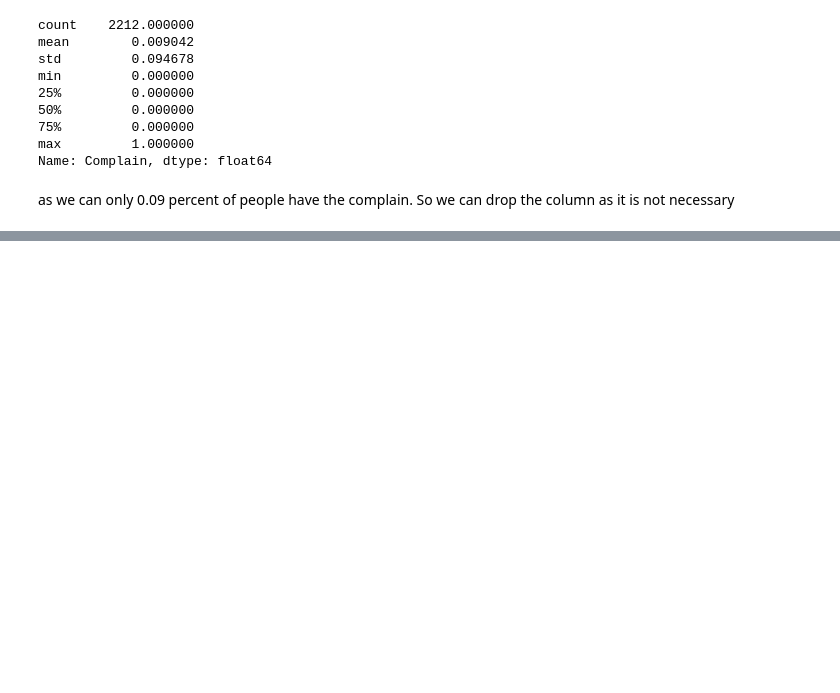
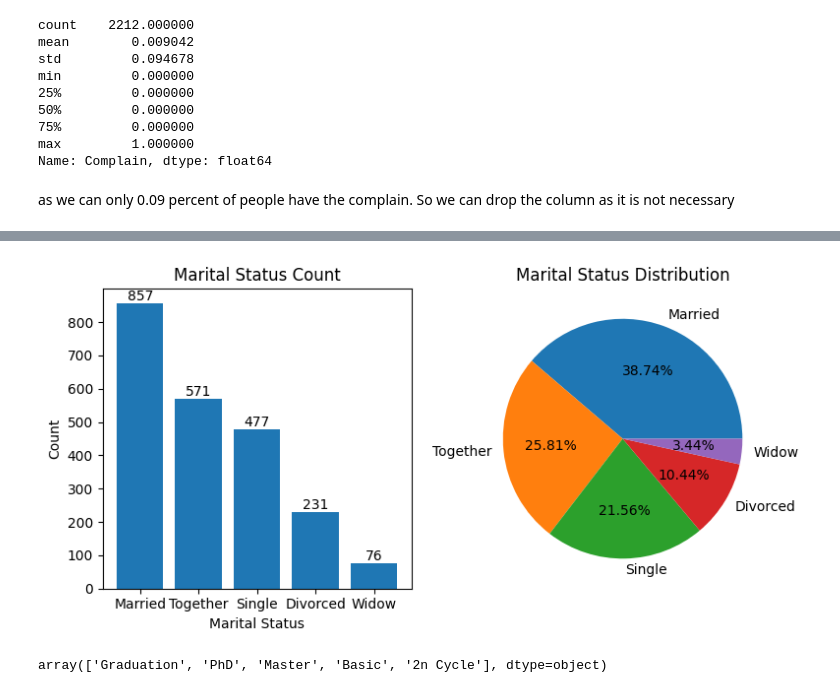
Before and after one commit to itsvaibhav30/Marketing_campaign_analysis, a Jupyter notebook: marketing_campaign_analysis.ipynb, the cells around one changed output, grey strips where cells are left out. Drawn from its saved outputs; the diff is of its cells as text; code cells hidden in the pictures; blank space fills up the shorter version.

```diff
--- a/marketing_campaign_analysis.ipynb
+++ b/marketing_campaign_analysis.ipynb
@@ -238,0 +252,5 @@ df.drop("Complain",axis=1, inplace=True)
+# %%
+values_to_replace=["Alone","Absurd","YOLO"]
+df["Marital_Status"].replace(values_to_replace,"Single",inplace=True)
+
+df["Marital_Status"].value_counts()
@@ -238,0 +265,26 @@ df.drop("Complain",axis=1, inplace=True)
+# %%
+marital_counts=df["Marital_Status"].value_counts()
+
+fig,axes=plt.subplots(nrows=1, ncols=2, figsize=(8,4))
+
+bars=axes[0].bar(marital_counts.index, marital_counts.values)
+axes[0].set_xlabel("Marital Status")
+axes[0].set_ylabel("Count")
+axes[0].set_title("Marital Status Count")
+
+for bar in bars:
+    height= bar.get_height()
+    axes[0].text(bar.get_x() + bar.get_width()/2, height, height, ha="center", va="bottom")
+
+axes[1].pie(marital_counts,labels=marital_counts.index, autopct="%0.2f%%")
+axes[1].set_title("Marital Status Distribution")
+
+fig.tight_layout()
+
+plt.show()
+# %% [output]
+[figure, added]
+# %%
+df["Education"].unique()
+# %% [output]
+array(['Graduation', 'PhD', 'Master', 'Basic', '2n Cycle'], dtype=object)
```
Also changed, not shown: parts of 4 cells of this notebook.
